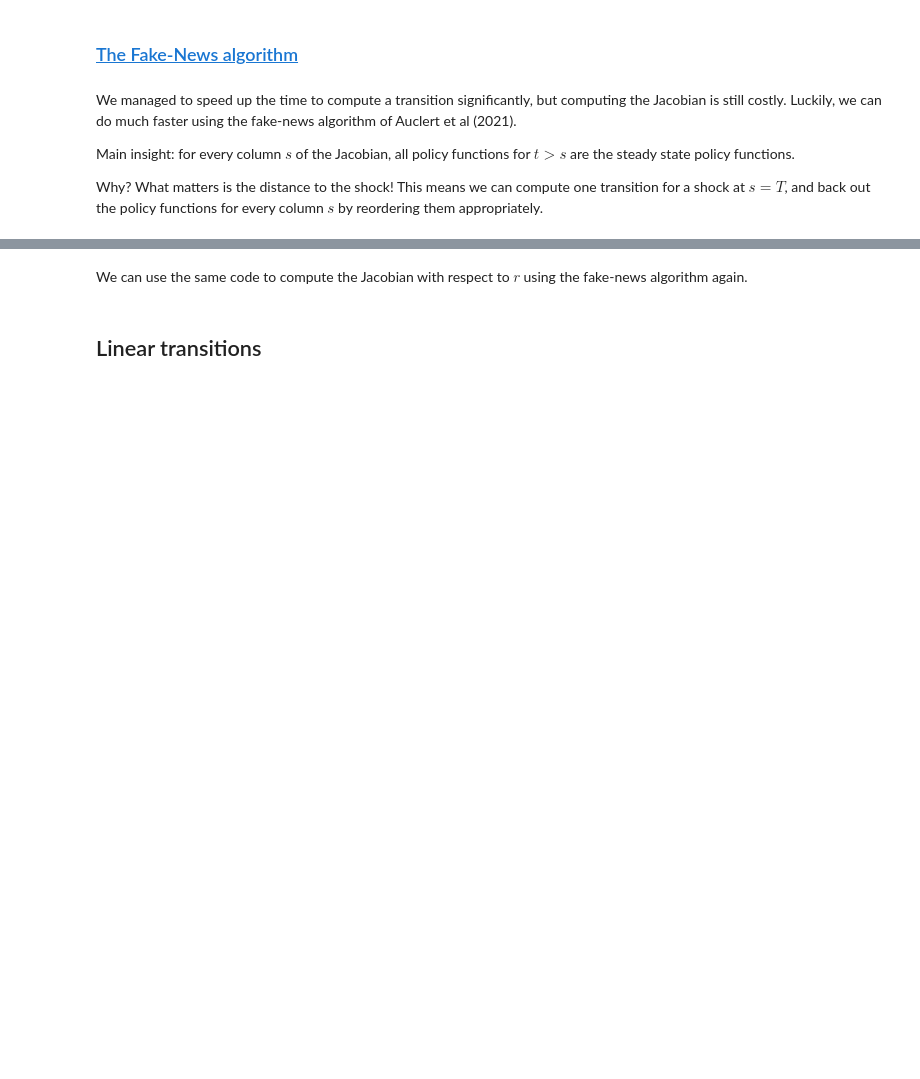
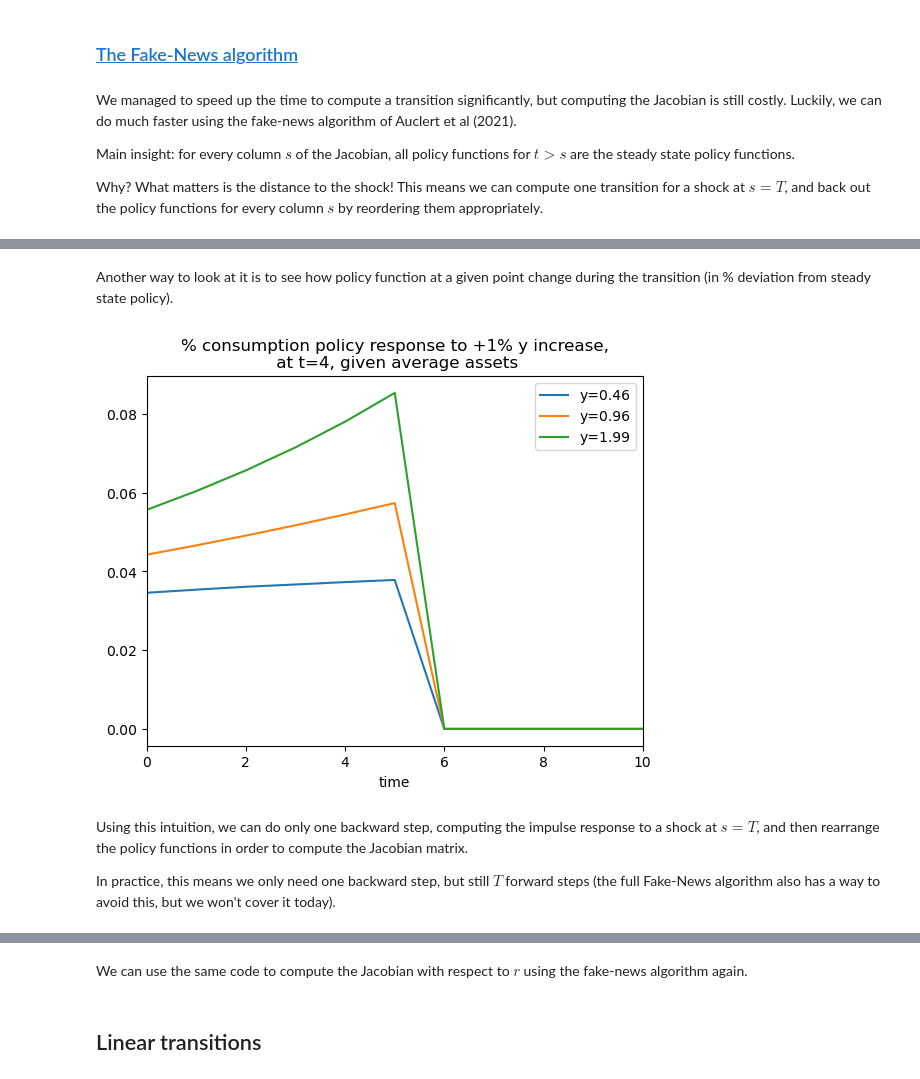
Before and after one commit to NumEconCopenhagen/AdvMacroHet, a Jupyter notebook: 05-06-Transition-Path/HANC-example/Transition-Manually.ipynb, the cells around one changed output, grey strips where cells are left out. Cells and saved outputs as stored; diff of their text form; code cells hidden in the pictures; blank space fills up the shorter version.

```diff
--- a/05-06-Transition-Path/HANC-example/Transition-Manually.ipynb
+++ b/05-06-Transition-Path/HANC-example/Transition-Manually.ipynb
@@ -549,3 +710,20 @@ plt.show()
+# %% [markdown]
+Another way to look at it is to see how policy function at a given point change during the transition (in % deviation from steady state policy).
+# %%
+c_impulse = 100*(c_trans - c_ss) / c_ss # percent change in consumption policy function
+i_ave = np.argmax(par.a_grid > K_ss) # first index of assets above average
+for e in (0, 3, 6):
+    plt.plot(c_impulse[:, e, i_ave], label=f"y={par.z_grid[e]:.2f}")
+plt.xlim(0,10)
+plt.xlabel('time')
+plt.legend()
+plt.title(f"% consumption policy response to +1% y increase,\n at t=4, given average assets");
+# %% [output]
+[figure, added]
+# %% [markdown]
+Using this intuition, we can do only one backward step, computing the impulse response to a shock at $s=T$, and then rearrange the policy functions in order to compute the Jacobian matrix.
+
+In practice, this means we only need one backward step, but still $T$ forward steps (the full Fake-News algorithm also has a way to avoid this, but we won't cover it today).
 # %%
 J_w_fake_news = np.zeros((T, T))
 
```
Also changed, not shown: parts of 43 cells of this notebook, 18 other files.
